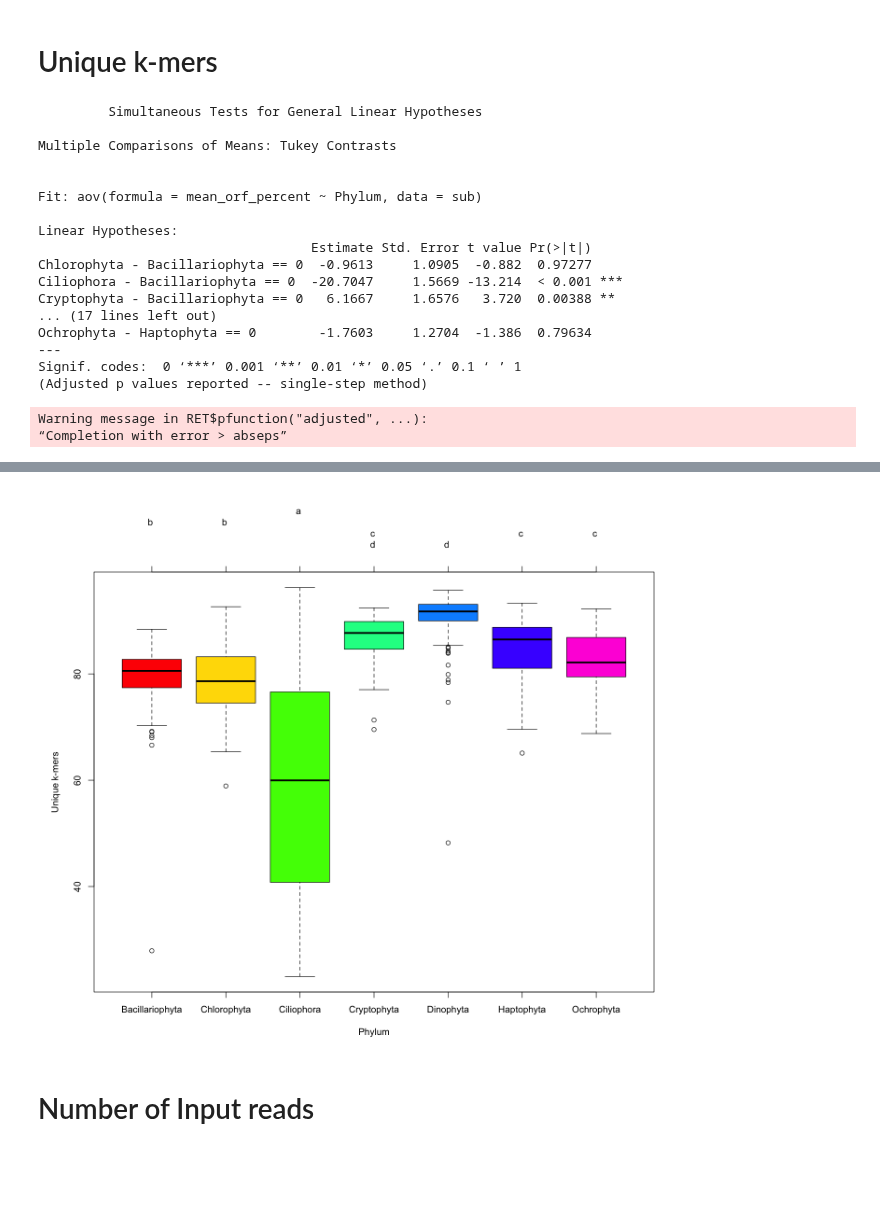
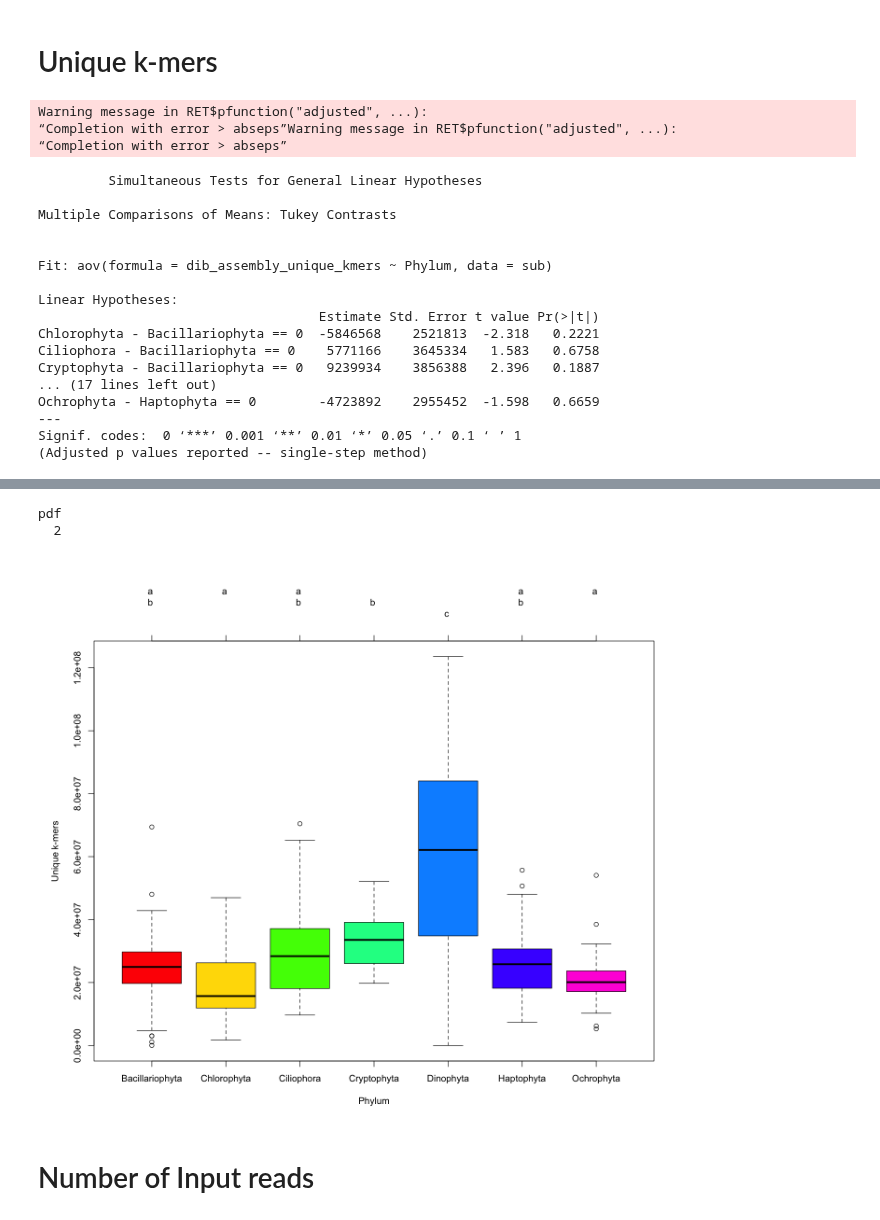
Before and after one commit to johnsolk/MMETSP, a Jupyter notebook: Figure8_taxo_aov.ipynb, the cells around one changed output, grey strips where cells are left out. Saved outputs shown, nothing was run; the diff lists cells and outputs as text; code cells hidden in the pictures; blank space fills up the shorter version.

Commit message:
fixed unique kmers again, oops

```diff
--- a/Figure8_taxo_aov.ipynb
+++ b/Figure8_taxo_aov.ipynb
@@ -81,7 +81,7 @@ pdf
 # %% [markdown]
 # Unique k-mers
 # %%
-fit2 <- aov(mean_orf_percent ~ Phylum,data=sub)
+fit2 <- aov(dib_assembly_unique_kmers ~ Phylum,data=sub)
 b<-TukeyHSD(fit2,"Phylum",conf.level=0.95)
 tuk<-glht(fit2,linfct=mcp(Phylum="Tukey"))
 summary(tuk)
@@ -94,22 +94,23 @@ plot(tuk.cld.b,col=colors)
 dev.off()
 plot(tuk.cld.b,col=colors, ylab="Unique k-mers")
 # %% [output]
-         Simultaneous Tests for General Linear Hypotheses
-
-Multiple Comparisons of Means: Tukey Contrasts
-
-
-Fit: aov(formula = mean_orf_percent ~ Phylum, data = sub)
-
-Linear Hypotheses:
-                                   Estimate Std. Error t value Pr(>|t|)
-Chlorophyta - Bacillariophyta == 0  -0.9613     1.0905  -0.882  0.97277
-Ciliophora - Bacillariophyta == 0  -20.7047     1.5669 -13.214  < 0.001 ***
-Cryptophyta - Bacillariophyta == 0   6.1667     1.6576   3.720  0.00388 **
-... (17 lines left out)
-Ochrophyta - Haptophyta == 0        -1.7603     1.2704  -1.386  0.79634
----
-Signif. codes:  0 ‘***’ 0.001 ‘**’ 0.01 ‘*’ 0.05 ‘.’ 0.1 ‘ ’ 1
-(Adjusted p values reported -- single-step method)
+Warning message in RET$pfunction("adjusted", ...):
+“Completion with error > abseps”Warning message in RET$pfunction("adjusted", ...):
+“Completion with error > abseps”
-Warning message in RET$pfunction("adjusted", ...):
-“Completion with error > abseps”
+         Simultaneous Tests for General Linear Hypotheses
+
+Multiple Comparisons of Means: Tukey Contrasts
+
+
+Fit: aov(formula = dib_assembly_unique_kmers ~ Phylum, data = sub)
+
+Linear Hypotheses:
+                                    Estimate Std. Error t value Pr(>|t|)
+Chlorophyta - Bacillariophyta == 0  -5846568    2521813  -2.318   0.2221
+Ciliophora - Bacillariophyta == 0    5771166    3645334   1.583   0.6758
+Cryptophyta - Bacillariophyta == 0   9239934    3856388   2.396   0.1887
+... (17 lines left out)
+Ochrophyta - Haptophyta == 0        -4723892    2955452  -1.598   0.6659
+---
+Signif. codes:  0 ‘***’ 0.001 ‘**’ 0.01 ‘*’ 0.05 ‘.’ 0.1 ‘ ’ 1
+(Adjusted p values reported -- single-step method)
@@ -118,4 +120,6 @@ pdf
+pdf
+  2
-[figure, old version]
+[figure, new version]
 # %% [markdown]
 # Number of Input reads
 # %%
```
Also changed, not shown: parts of 2 cells of this notebook.
